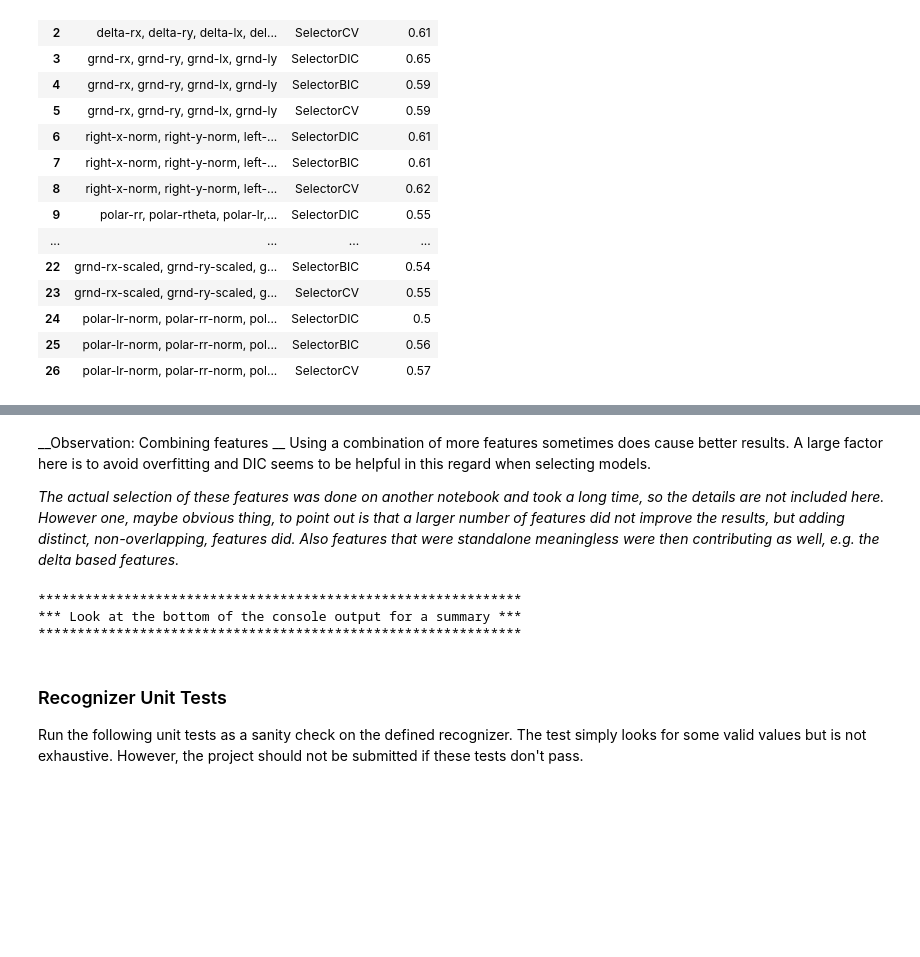
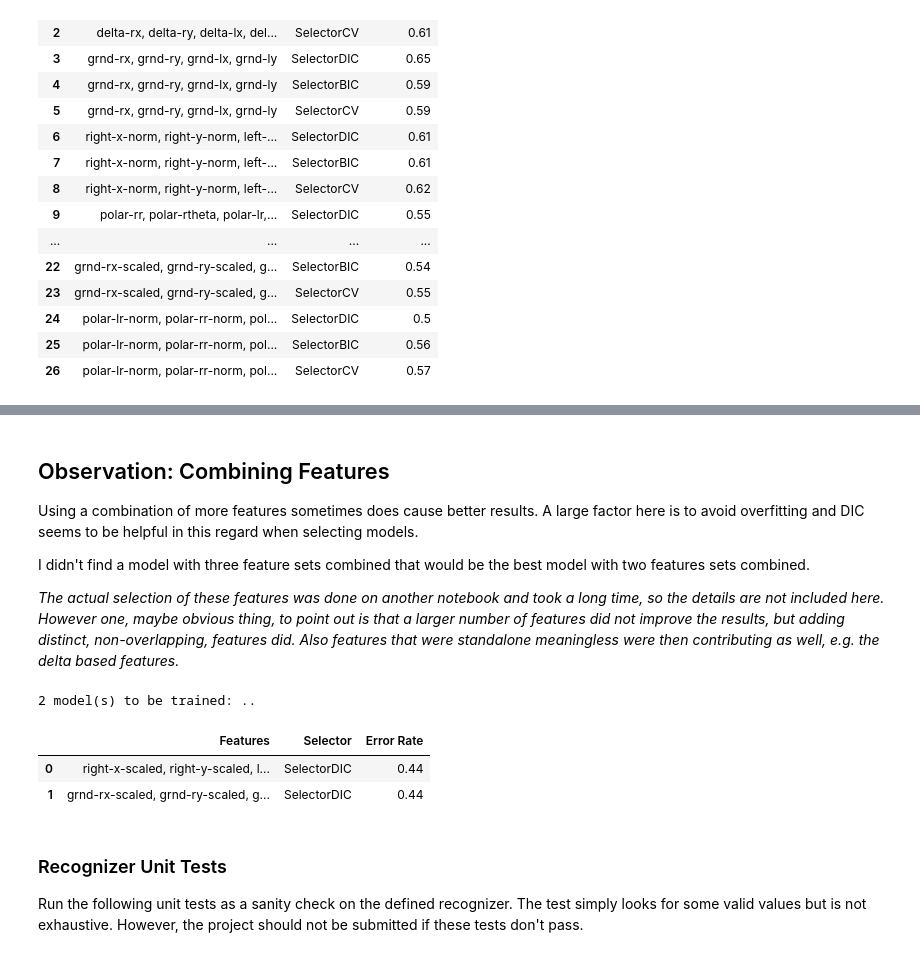
Before and after one commit to marianokamp/AIND-Recognizer, a Jupyter notebook: asl_recognizer.ipynb, the cells around one changed output, grey strips where cells are left out. Drawn from its saved outputs; the diff is of its cells as text; code cells hidden in the pictures; blank space fills up the shorter version.

```diff
--- a/asl_recognizer.ipynb
+++ b/asl_recognizer.ipynb
@@ -673,14 +691,16 @@ all_selectors = [SelectorDIC, SelectorBIC, SelectorCV]
 
 def run_validation(feature_sets, selectors, run_name, verbose=True):
 
+    results = [] # (features, selector, error_rate)
+    total_runs = len(feature_sets) * len(selectors)
+    run_count = 0
+
     if verbose:
         print("**************************************************************")
         print("*** Look at the bottom of the console output for a summary ***")
         print("**************************************************************")
-
-    results = [] # (features, selector, error_rate)
-    total_runs = len(feature_sets) * len(selectors)
-    run_count = 0
+    else:
+        print(str(total_runs)+" model(s) to be trained: ", end='')
 
     for features in feature_sets:
         for selector in selectors:
@@ -690,6 +710,10 @@ def run_validation(feature_sets, selectors, run_name, verbose=True):
                 print("\n=================(", run_count, "/", total_runs, ")")
                 print(selector, features)
                 print("=================")
+            else:
+                if run_count % 10 == 0:
+                    print(' ', end='')
+                print('.', end='')
 
             models = train_all_words(features, selector)
             test_set = asl.build_test(features)
@@ -704,7 +728,7 @@ def run_validation(feature_sets, selectors, run_name, verbose=True):
     writer.save()
 
     # Create diagram (appears at the *end* of the console output)
-    cm = sns.light_palette("orange", as_cmap=True)
+    cm = sns.light_palette("red", as_cmap=True)
     return resultsDf.style.background_gradient(cmap=cm).set_precision(2)
 # %%
 results_all = run_validation(all_features, all_selectors, "all")
@@ -779,11 +842,8 @@ run_validation([features_polar, features_custom2, features_custom], [SelectorBIC
 # %% [markdown]
-__Observation: Combining features __
+## Observation: Combining Features
+
 Using a combination of more features sometimes does cause better results. A large factor here is to avoid overfitting and DIC seems to be helpful in this regard when selecting models.
 
+I didn't find a model with three feature sets combined that would be the best model with two features sets combined.
+
 _The actual selection of these features was done on another notebook and took a long time, so the details are not included here. However one, maybe obvious thing, to point out is that a larger number of features did not improve the results, but adding distinct, non-overlapping, features did. Also features that were standalone meaningless were then contributing as well, e.g. the delta based features._
-# %%
-run_validation([features_raw_scaled + features_custom2], all_selectors, "many_features", False)
-# %% [output]
-**************************************************************
-*** Look at the bottom of the console output for a summary ***
-**************************************************************
@@ -809,2 +850,11 @@ run_validation([features_raw_scaled + features_custom2], all_selectors, "many_fe
+# %%
+best_2 = features_raw_scaled + features_custom2
+best_3 = features_ground_scaled + features_raw_scaled + features_custom2
+run_validation([best_2, best_3], [SelectorDIC], "best_combined_features", False)
+# %% [output]
+2 model(s) to be trained: ..
+|  | Features | Selector | Error Rate |
+| 0 | right-x-scaled, right-y-scaled, l... | SelectorDIC | 0.44 |
+| 1 | grnd-rx-scaled, grnd-ry-scaled, g... | SelectorDIC | 0.44 |
 # %%
 ##
```
Also changed, not shown: parts of 26 cells of this notebook, 6 other files.
